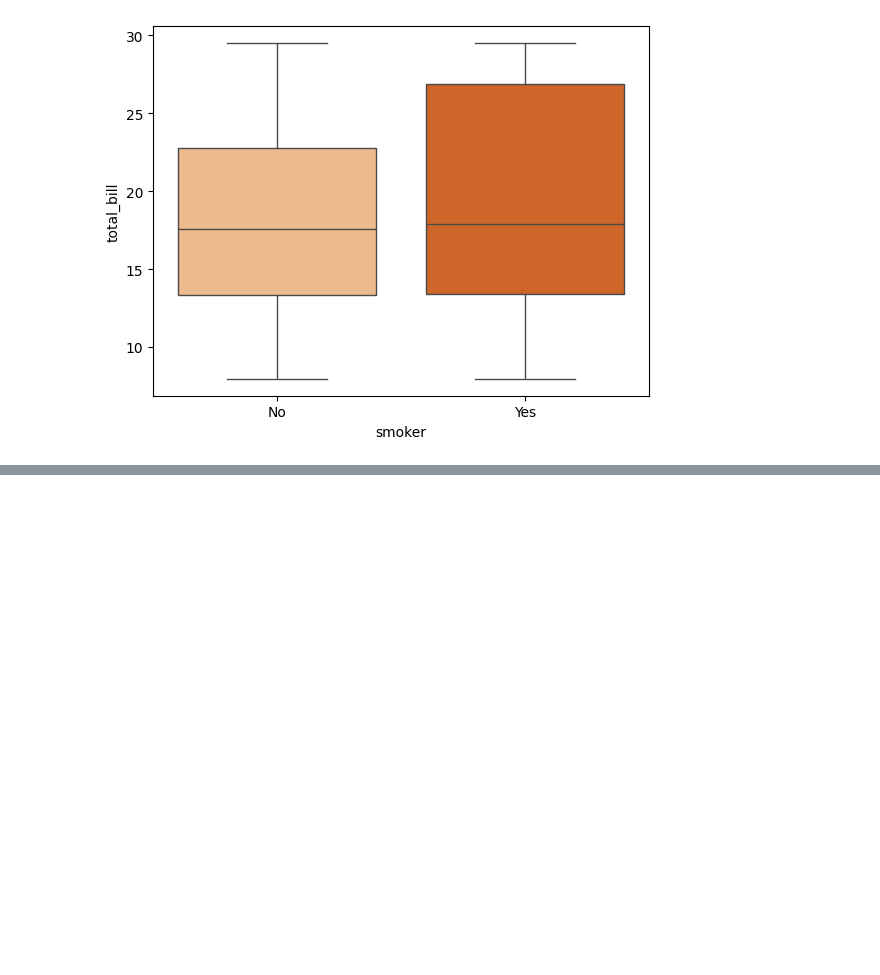
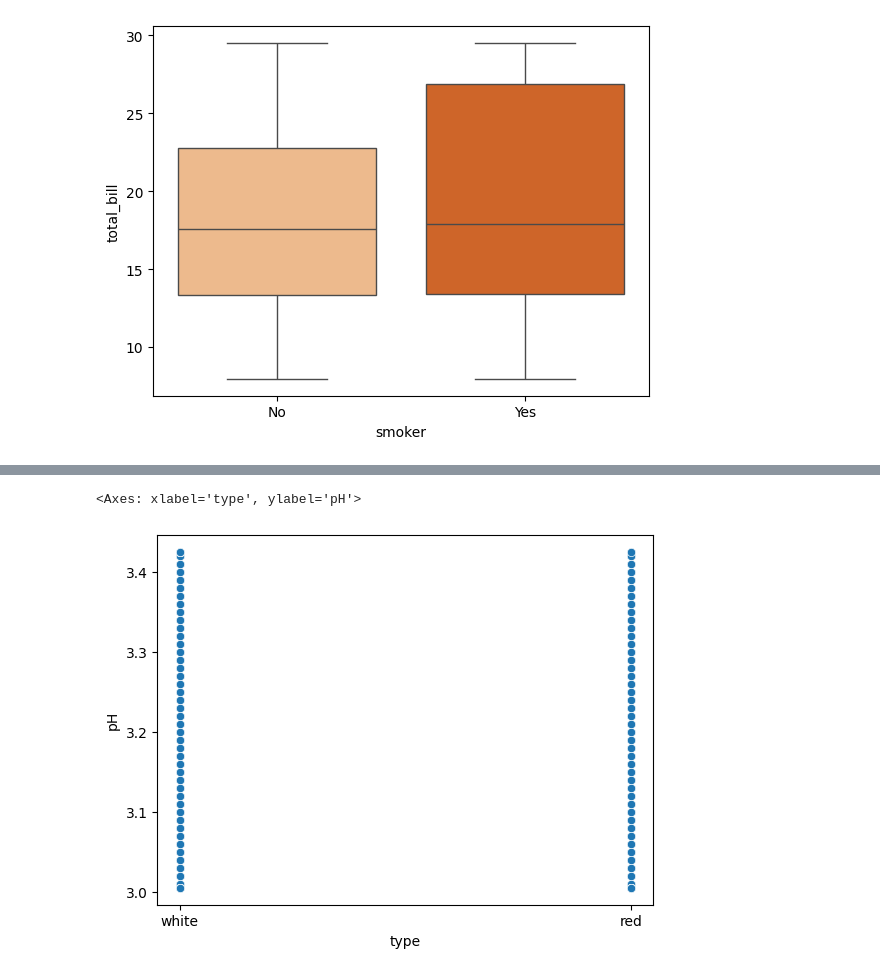
Before and after one commit to Amandeep006/QSPIDER-, a Jupyter notebook: pylab/sea.ipynb, the cells around one changed output, grey strips where cells are left out. Saved outputs shown, nothing was run; the diff lists cells and outputs as text; code cells hidden in the pictures; blank space fills up the shorter version.

```diff
--- a/pylab/sea.ipynb
+++ b/pylab/sea.ipynb
@@ -346,0 +355,6 @@ Passing `palette` without assigning `hue` is deprecated and will be removed in v
+# %%
+# sns.scatterplot(x="sex",y="age",data=t)
+sns.scatterplot(x="type",y="pH",data=win)
+# %% [output]
+<Axes: xlabel='type', ylabel='pH'>
+[figure, added]
```
Also changed, not shown: parts of 12 cells of this notebook, 3 other files.
